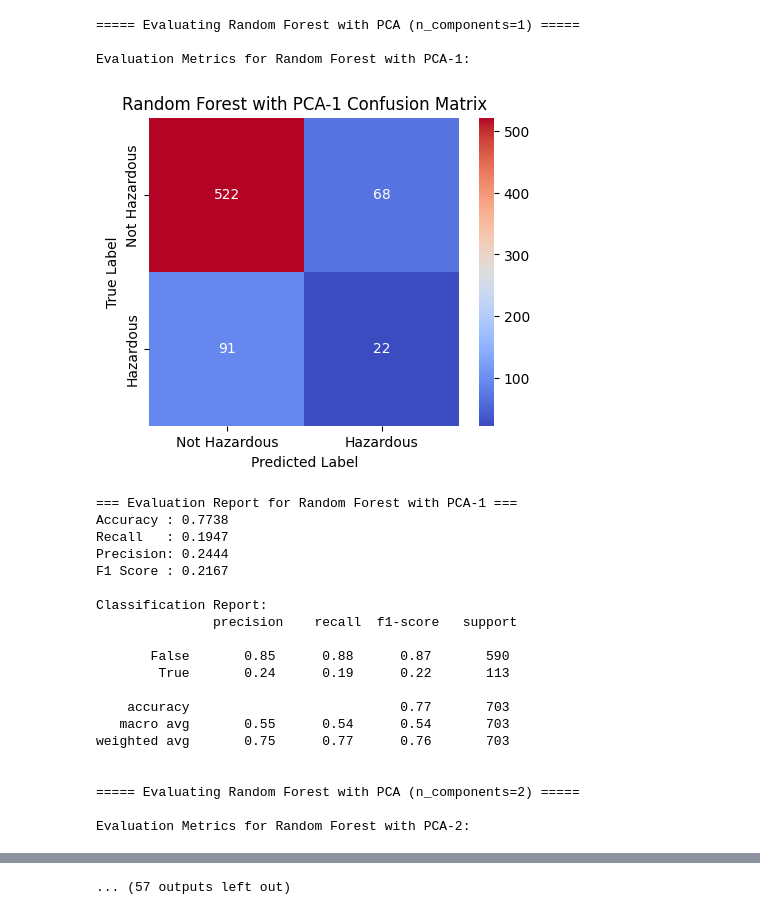
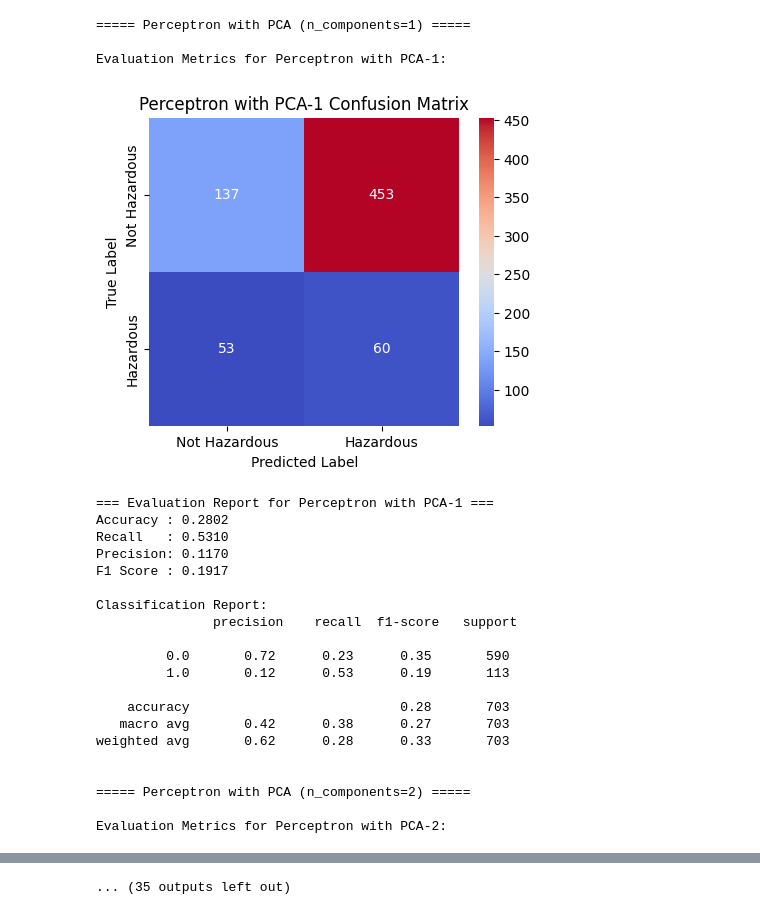
Before and after one commit to PriyanshuRao-code/AI-Lab-Project, a Jupyter notebook: team_24_analysis.ipynb, the cells around one changed output, grey strips where cells are left out. Cells and saved outputs as stored; diff of their text form; code cells hidden in the pictures.

```diff
--- a/team_24_analysis.ipynb
+++ b/team_24_analysis.ipynb
@@ -132,3 +169,16 @@ def perform_pca(df_train, df_valid, df_test, target_col="Hazardous", n_component
   df_test_pca  = pd.concat([X_test_pca,  y_test],  axis=1)
 
   return df_train_pca, df_valid_pca, df_test_pca
+# %%
+class Perceptron(nn.Module):
+    def __init__(self, input_dim):
+        super(Perceptron, self).__init__()
+        self.fc1 = nn.Linear(input_dim, 8)
+        self.relu = nn.ReLU()
+        self.fc2 = nn.Linear(8, 1)  # Output Layer
+
+    def forward(self, x):
+        x = self.fc1(x)
+        x = self.relu(x)
+        x = self.fc2(x)
+        return x
@@ -184,56 +277,58 @@ def evaluate_model(y_true, y_pred, model_name="Model", return_metrics=False):
             'f1_score': f1
         }
 # %%
-df_train, df_temp = train_test_split(df, test_size=0.3, random_state=42, stratify=df["Hazardous"])
-df_valid, df_test = train_test_split(df_temp, test_size=0.5, random_state=42, stratify=df_temp["Hazardous"])
+df_train_full, df_temp = train_test_split(df, test_size=0.3, random_state=42, stratify=df['Hazardous'])
+df_valid, df_test = train_test_split(df_temp, test_size=0.5, random_state=42, stratify=df_temp['Hazardous'])
 # %%
-df_train, df_valid, df_test = remove_outliers_zscore(df_train, df_valid, df_test)
+df_train, df_valid, df_test = remove_outliers_zscore(df_train_full, df_valid, df_test)
 # %%
 df_train, df_valid, df_test = label_encode_categorical(df_train, df_valid, df_test)
+# %%
+df_train, df_valid, df_test = remove_highly_correlated(df_train, df_valid, df_test)
 # %%
 df_train, df_valid, df_test = standardize_data(df_train, df_valid, df_test)
 # %%
 metrics_summary = []
 
-for n_components in range(1, 35):
-    print(f"\n===== Evaluating Random Forest with PCA (n_components={n_components}) =====")
+for n_components in range(1, min(len(df_train.columns), 35)):  # prevent PCA n_components from exceeding feature count
+    print(f"\n===== Perceptron with PCA (n_components={n_components}) =====")
 
     df_train_pca, df_valid_pca, df_test_pca = perform_pca(df_train, df_valid, df_test, n_components=n_components)
-    model, y_valid_true, y_test_true, y_valid_pred, y_test_pred = train_model_random_forest(
+    model, y_valid_true, y_test_true, y_valid_pred, y_test_pred = train_model_perceptron(
         df_train_pca, df_valid_pca, df_test_pca
     )
 
-    metrics = evaluate_model(y_valid_true, y_valid_pred, model_name=f"Random Forest with PCA-{n_components}", return_metrics=True)
+    metrics = evaluate_model(y_valid_true, y_valid_pred, model_name=f"Perceptron with PCA-{n_components}", return_metrics=True)
 
     metrics_summary.append({
         'n_components': n_components,
         'accuracy': metrics['accuracy'],
         'recall': metrics['recall'],
         'precision': metrics['precision'],
         'f1_score': metrics['f1_score']
     })
 # %% [output]
-===== Evaluating Random Forest with PCA (n_components=1) =====
+===== Perceptron with PCA (n_components=1) =====
 
-Evaluation Metrics for Random Forest with PCA-1:
+Evaluation Metrics for Perceptron with PCA-1:
-[figure, old version]
+[figure, new version]
-=== Evaluation Report for Random Forest with PCA-1 ===
-Accuracy : 0.7738
-Recall   : 0.1947
-Precision: 0.2444
-F1 Score : 0.2167
+=== Evaluation Report for Perceptron with PCA-1 ===
+Accuracy : 0.2802
+Recall   : 0.5310
+Precision: 0.1170
+F1 Score : 0.1917
 
 Classification Report:
                precision    recall  f1-score   support
 
-       False       0.85      0.88      0.87       590
-        True       0.24      0.19      0.22       113
+         0.0       0.72      0.23      0.35       590
+         1.0       0.12      0.53      0.19       113
 
-    accuracy                           0.77       703
-   macro avg       0.55      0.54      0.54       703
-weighted avg       0.75      0.77      0.76       703
+    accuracy                           0.28       703
+   macro avg       0.42      0.38      0.27       703
+weighted avg       0.62      0.28      0.33       703
 
 
-===== Evaluating Random Forest with PCA (n_components=2) =====
+===== Perceptron with PCA (n_components=2) =====
 
-Evaluation Metrics for Random Forest with PCA-2:
+Evaluation Metrics for Perceptron with PCA-2:
@@ -325,4 +420,4 @@ Evaluation Metrics for Random Forest with PCA-6:
-... (57 outputs left out)
+... (35 outputs left out)
 # %%
 metrics_df = pd.DataFrame(metrics_summary)
 
```
Also changed, not shown: parts of 10 cells of this notebook.
